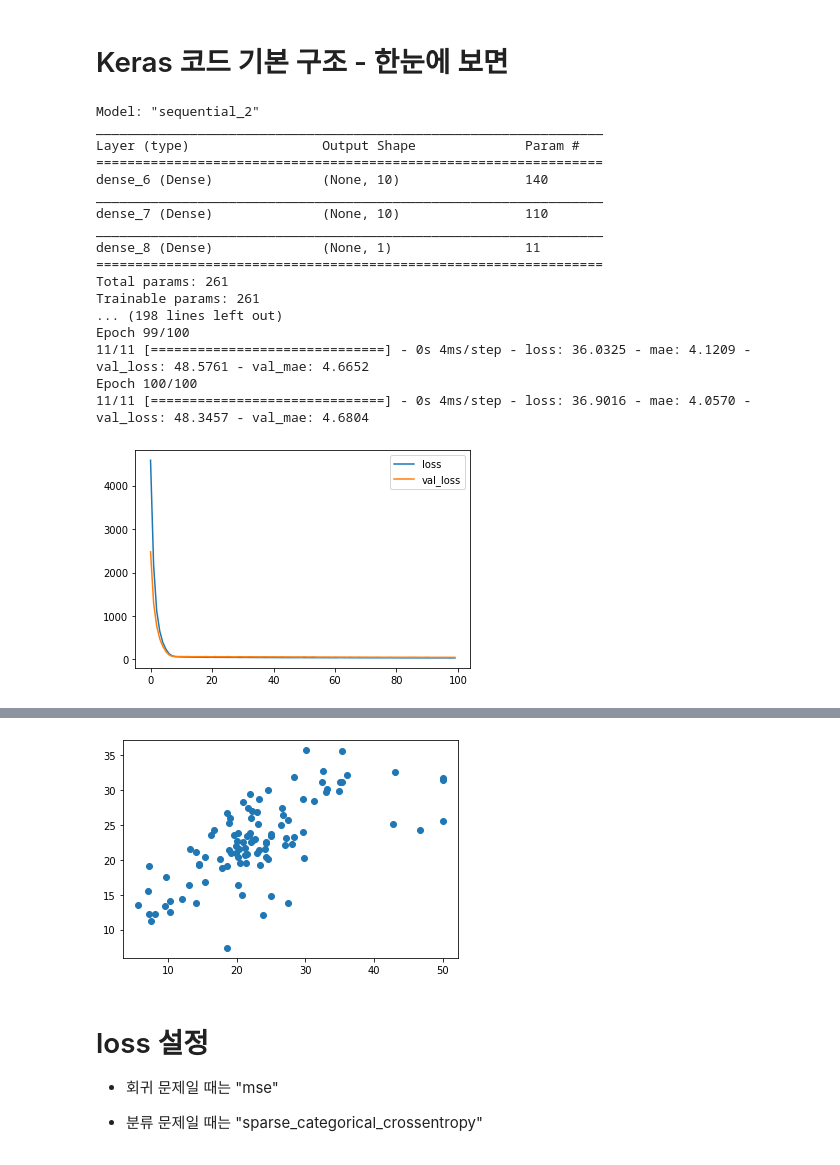
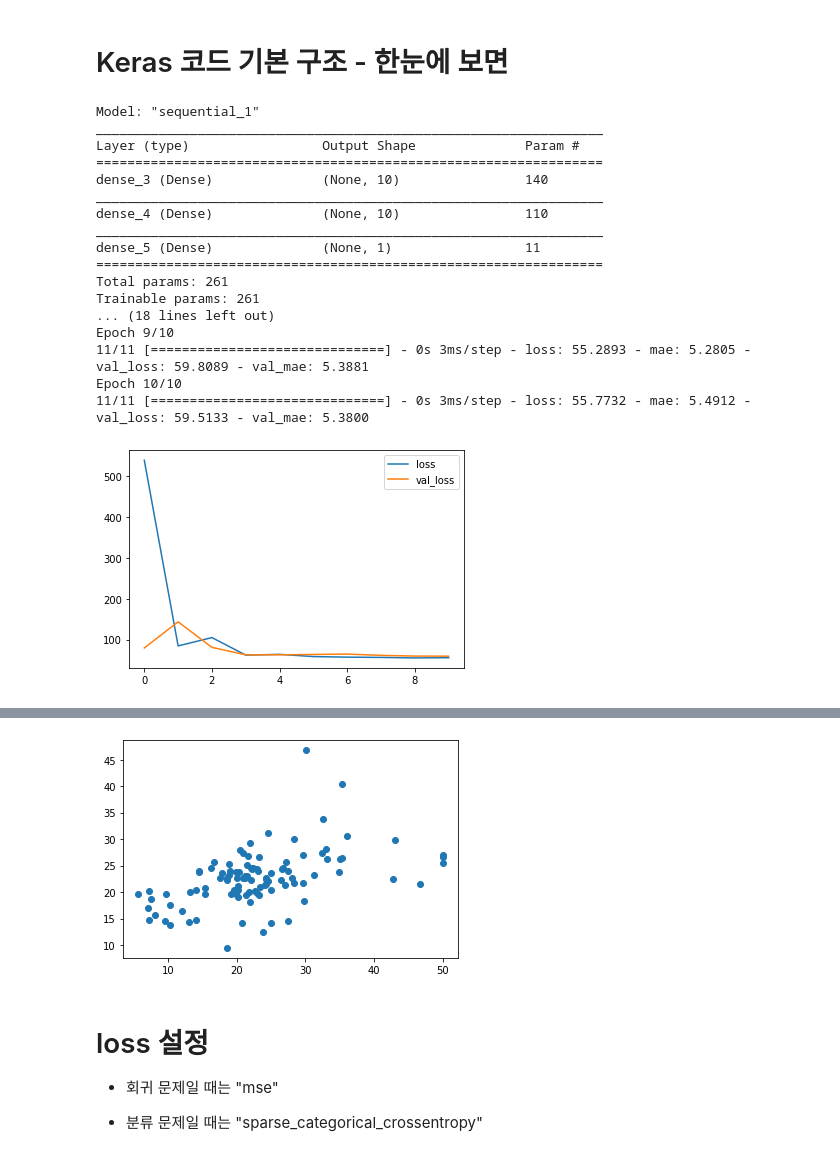
Before and after one commit to dhrim/keras_howto_2021, a Jupyter notebook: class2/base_dnn_code_in_keras.ipynb, the cells around one changed output, grey strips where cells are left out. Cells and saved outputs as stored; diff of their text form; code cells hidden in the pictures.

```diff
--- a/class2/base_dnn_code_in_keras.ipynb
+++ b/class2/base_dnn_code_in_keras.ipynb
@@ -159,7 +167,7 @@ model.summary()
 
 
 # 모델 학습
-history = model.fit(train_x, train_y, epochs=100, batch_size=32, validation_split=0.2)
+history = model.fit(train_x, train_y, epochs=10, batch_size=32, validation_split=0.2)
 
 
 # 학습 로스 보기
@@ -183,21 +191,21 @@ y_ = model.predict(test_x)
 plt.scatter(test_y, y_)
 plt.show()
 # %% [output]
-Model: "sequential_2"
+Model: "sequential_1"
 _________________________________________________________________
 Layer (type)                 Output Shape              Param #
 =================================================================
-dense_6 (Dense)              (None, 10)                140
+dense_3 (Dense)              (None, 10)                140
 _________________________________________________________________
-dense_7 (Dense)              (None, 10)                110
+dense_4 (Dense)              (None, 10)                110
 _________________________________________________________________
-dense_8 (Dense)              (None, 1)                 11
+dense_5 (Dense)              (None, 1)                 11
 =================================================================
 Total params: 261
 Trainable params: 261
-... (198 lines left out)
-Epoch 99/100
-11/11 [==============================] - 0s 4ms/step - loss: 36.0325 - mae: 4.1209 - val_loss: 48.5761 - val_mae: 4.6652
-Epoch 100/100
-11/11 [==============================] - 0s 4ms/step - loss: 36.9016 - mae: 4.0570 - val_loss: 48.3457 - val_mae: 4.6804
+... (18 lines left out)
+Epoch 9/10
+11/11 [==============================] - 0s 3ms/step - loss: 55.2893 - mae: 5.2805 - val_loss: 59.8089 - val_mae: 5.3881
+Epoch 10/10
+11/11 [==============================] - 0s 3ms/step - loss: 55.7732 - mae: 5.4912 - val_loss: 59.5133 - val_mae: 5.3800
-[figure, old version]
+[figure, new version]
@@ -207,4 +215,4 @@ mae= 4.774331569671631
-[figure, old version]
+[figure, new version]
 # %% [markdown]
 # loss 설정
 
```
Also changed, not shown: parts of 21 cells of this notebook.
